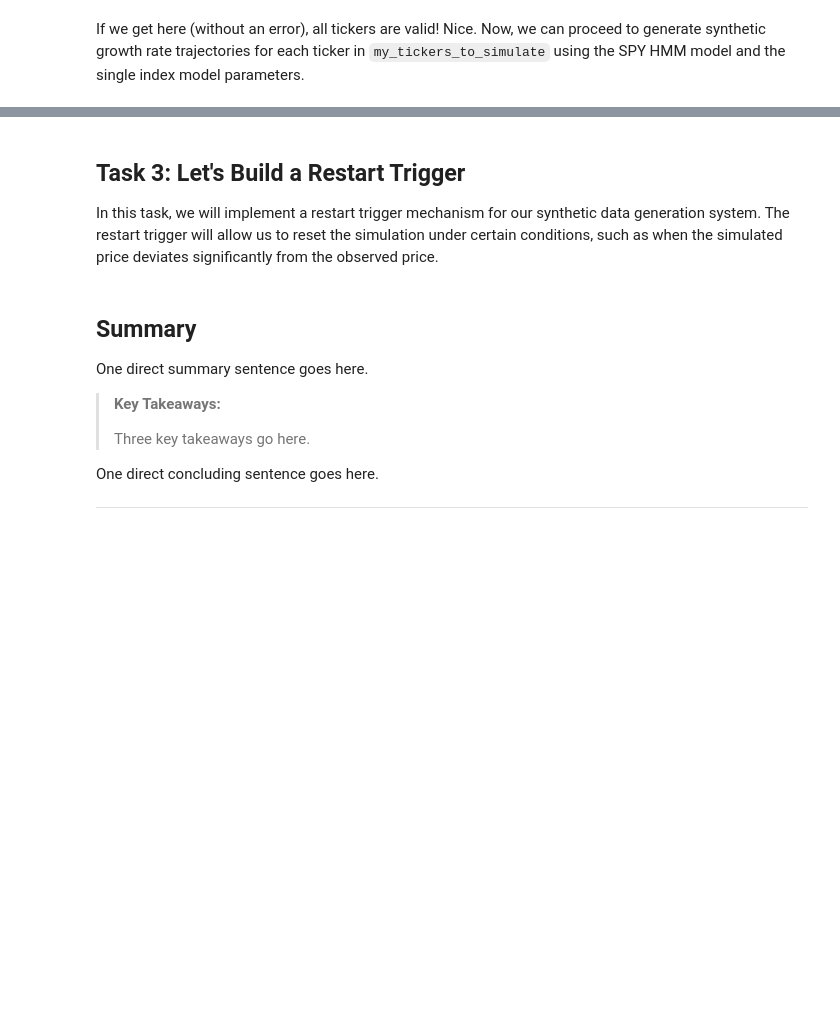
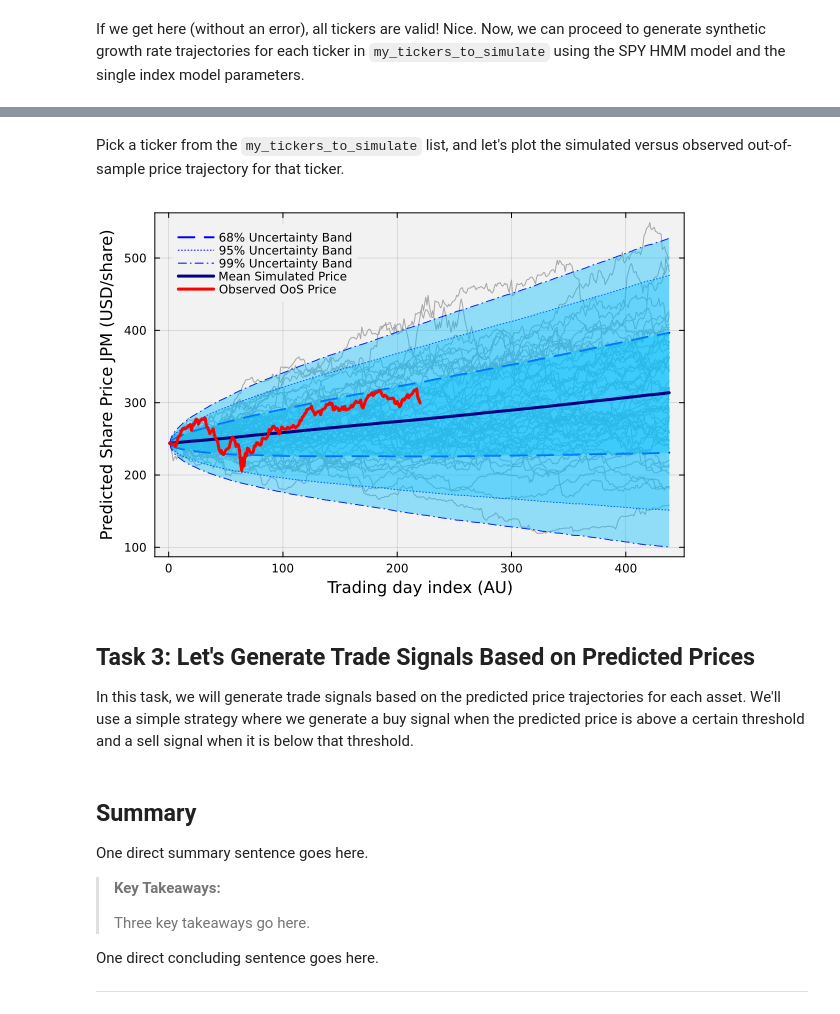
Before and after one commit to varnerlab/PS6-CHEME-5660-TEMPLATE-Fall-2025, a Jupyter notebook: PS6-CHEME-5660-Solution-SyntheticDataGen-Fall-2025.ipynb, the cells around one changed output, grey strips where cells are left out. Drawn from its saved outputs; the diff is of its cells as text; code cells hidden in the pictures; blank space fills up the shorter version.

```diff
--- a/PS6-CHEME-5660-Solution-SyntheticDataGen-Fall-2025.ipynb
+++ b/PS6-CHEME-5660-Solution-SyntheticDataGen-Fall-2025.ipynb
@@ -369,6 +380,8 @@ Let's start by specifying a list of tickers for which we want to generate synthe
 # %%
 my_tickers_to_simulate = ["AAPL", "MSFT", "MU", "NVDA", "AMD", "PG", "COST", "TGT", "LLY", "PFE", "MRK", "JNJ", "GS", "JPM", "BAC", "WFC", "C",
     "BA", "GM", "F", "T", "UPS"]; # list of tickers to simulate
+
+my_tickers_to_simulate = ["JPM"];
 # %% [markdown]
 Let's check that all the tickers in `my_tickers_to_simulate` are included in `list_of_tickers`:
 # %%
@@ -389,6 +445,63 @@ If we get here (without an error), all tickers are valid! Nice. Now, we can proc
+# %% [markdown]
+Pick a ticker from the `my_tickers_to_simulate` list, and let's plot the simulated versus observed out-of-sample price trajectory for that ticker.
+# %%
+let
+
+    # what ticker do we want to plot?
+    mylocalticker = "JPM";
+    data = prediction_archive_dictionary[mylocalticker];
+    N = 50; # number of sample trajectories to plot
+
+    # compute the mean and uncertainty bands
+    (number_of_steps, number_of_paths) = size(data);
+    mean_simulated_price = Array{Float64,1}(undef, number_of_steps);
+    standard_deviation_simulated_price = Array{Float64,1}(undef, number_of_steps);
+
+    for i ∈ 1:number_of_steps
+        mean_simulated_price[i] = mean(data[i,:]);
+        standard_deviation_simulated_price[i] = std(data[i,:]);
+    end
+
+    S = dataset[mylocalticker][!, :open]; # observed prices
+    UB68 = mean_simulated_price .+ 1.00 .* standard_deviation_simulated_price; # upper band
+    LB68 = mean_simulated_price .- 1.00 .* standard_deviation_simulated_price; # lower band
+    UB95 = mean_simulated_price .+ 1.96 .* standard_deviation_simulated_price; # upper band
+    LB95 = mean_simulated_price .- 1.96 .* standard_deviation_simulated_price; # lower band
+    U99 = mean_simulated_price .+ 2.576 .* standard_deviation_simulated_price; # upper band
+    L99 = mean_simulated_price .- 2.576 .* standard_deviation_simulated_price; # lower band
+
+    # trajectory plots
+    trials_to_plot = rand(1:number_of_paths, N);
+    plot(data[:,trials_to_plot], label="", c=:gray65);
+
+    # 1 sd 68% uncertainty band
+    plot!(UB68, lw=2, ls=:dash, c=:blue, label="68% Uncertainty Band");
+    plot!(LB68, lw=2, ls=:dash, c=:blue, label="")
+    plot!(mean_simulated_price, fillrange=(LB68, UB68), fillalpha=0.4, c=:deepskyblue, label="")
+
+    # 1.96 sd 95% uncertainty band
+    plot!(UB95, lw=1, ls=:dot, c=:blue, label="95% Uncertainty Band");
+    plot!(LB95, lw=1, ls=:dot, c=:blue, label="")
+    plot!(mean_simulated_price, fillrange=(LB95, UB95), fillalpha=0.3, c=:deepskyblue, label="")
+
+    # 2.576 sd 99% uncertainty band
+    plot!(U99, lw=1, ls=:dashdot, c=:blue, label="99% Uncertainty Band");
+    plot!(L99, lw=1, ls=:dashdot, c=:blue, label="")
+    plot!(mean_simulated_price, fillrange=(L99, U99), fillalpha=0.4, c=:deepskyblue, label="")
+
+    # mean simulated price
+    plot!(mean_simulated_price, lw=3, c=:navy, label="Mean Simulated Price", legend=:topleft)
+    plot!(S, lw=3, c=:red, label="Observed OoS Price")
+    plot!(bg="gray95", background_color_outside="white", framestyle = :box, fg_legend = :transparent);
+    xlabel!("Trading day index (AU)", fontsize=18)
+    ylabel!("Predicted Share Price $(mylocalticker) (USD/share)", fontsize=18)
+
+end
+# %% [output]
+[figure, added]
 # %% [markdown]
-## Task 3: Let's Build a Restart Trigger
-In this task, we will implement a restart trigger mechanism for our synthetic data generation system. The restart trigger will allow us to reset the simulation under certain conditions, such as when the simulated price deviates significantly from the observed price.
+## Task 3: Let's Generate Trade Signals Based on Predicted Prices
+In this task, we will generate trade signals based on the predicted price trajectories for each asset. We'll use a simple strategy where we generate a buy signal when the predicted price is above a certain threshold and a sell signal when it is below that threshold.
 # %% [markdown]
 ## Summary
 One direct summary sentence goes here.
```
Also changed, not shown: parts of 11 cells of this notebook.
